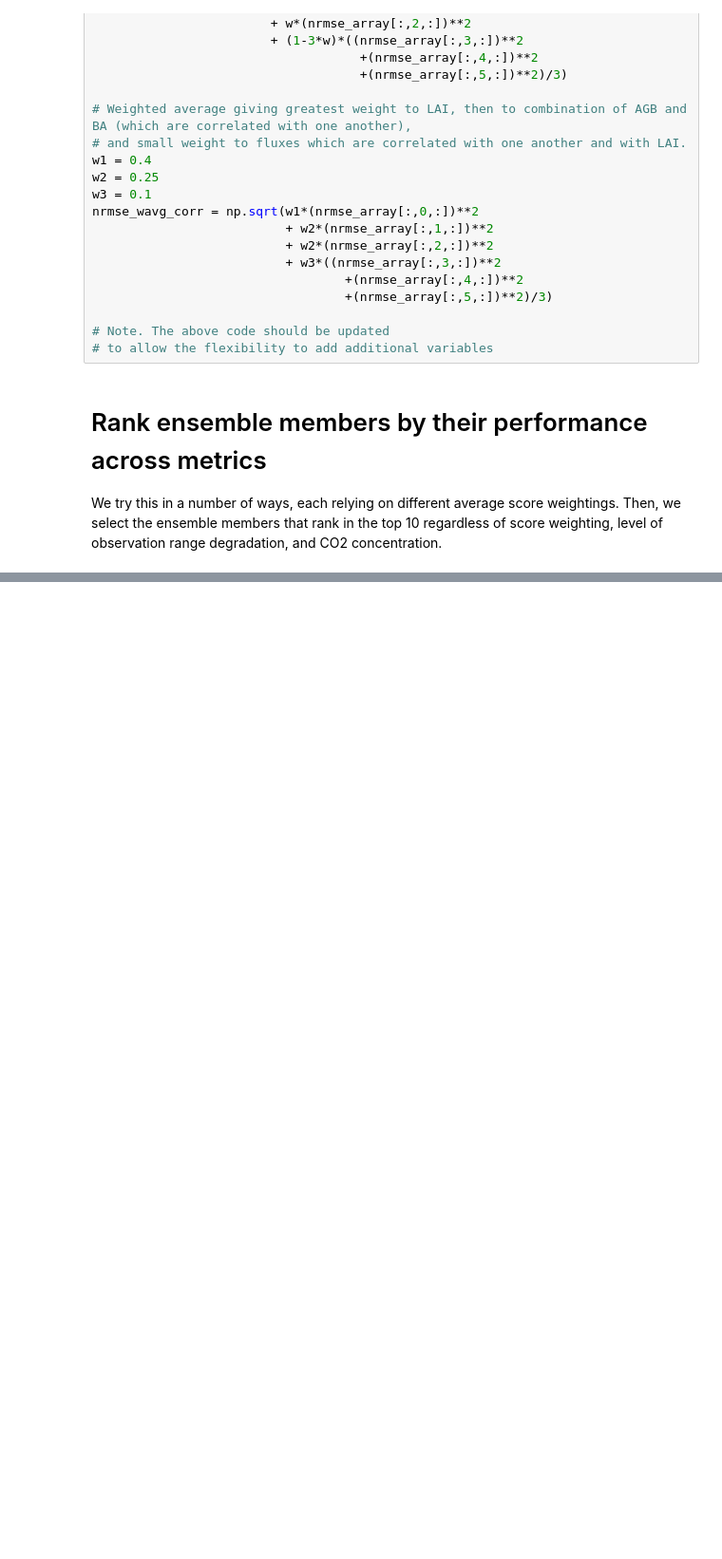
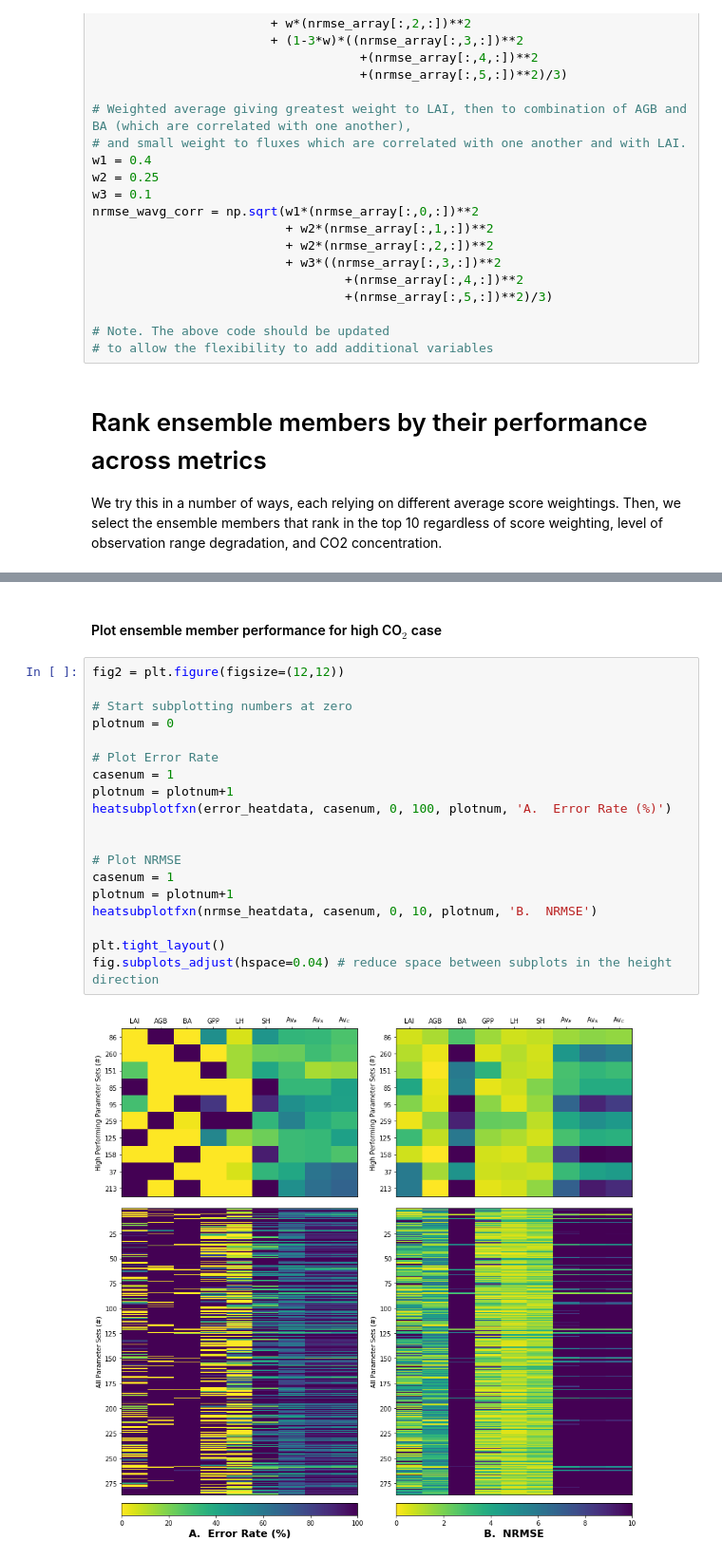
Before and after one commit to kovenock/FATES_Parameter_Selection, a Jupyter notebook: fates_parameter_ensemble_benchmarking_190703.ipynb, the cells around one changed output, grey strips where cells are left out. Shown at 95% size. Cells and saved outputs as stored; diff of their text form; blank space fills up the shorter version.

```diff
--- a/fates_parameter_ensemble_benchmarking_190703.ipynb
+++ b/fates_parameter_ensemble_benchmarking_190703.ipynb
@@ -1046,0 +652,23 @@ g2.savefig(save_plot_as_skilltraitcovar2)
+# %% [markdown]
+#### Plot ensemble member performance for high CO$_2$ case
+# %%
+fig2 = plt.figure(figsize=(12,12))
+
+# Start subplotting numbers at zero
+plotnum = 0
+
+# Plot Error Rate
+casenum = 1
+plotnum = plotnum+1
+heatsubplotfxn(error_heatdata, casenum, 0, 100, plotnum, 'A.  Error Rate (%)')
+
+
+# Plot NRMSE
+casenum = 1
+plotnum = plotnum+1
+heatsubplotfxn(nrmse_heatdata, casenum, 0, 10, plotnum, 'B.  NRMSE')
+
+plt.tight_layout()
+fig.subplots_adjust(hspace=0.04) # reduce space between subplots in the height direction
+# %% [output]
+[figure, added]
```
Also changed, not shown: parts of 16 cells of this notebook.
